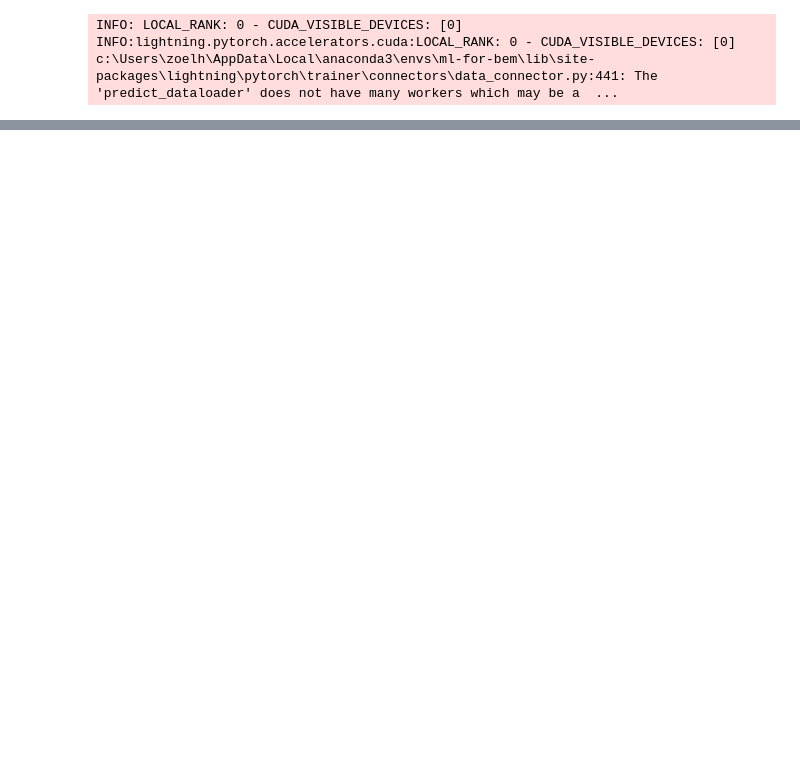
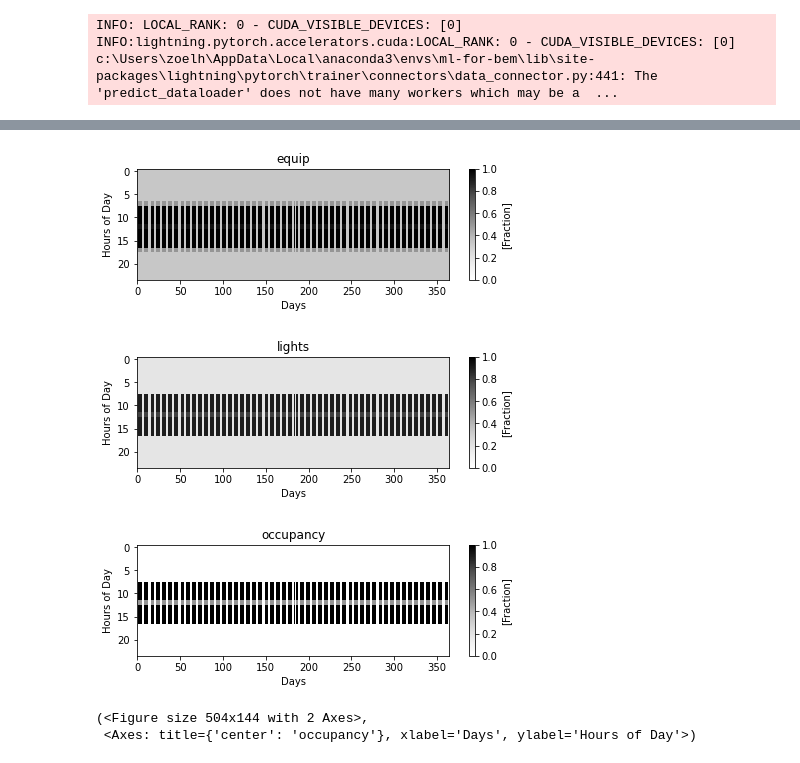
Before and after one commit to szvsw/ml-for-building-energy-modeling, a Jupyter notebook: ml-for-bem/notebooks/cs_vs_builder_vs_surrogate_shoebox.ipynb, the cells around one changed output, grey strips where cells are left out. Saved outputs shown, nothing was run; the diff lists cells and outputs as text; code cells hidden in the pictures; blank space fills up the shorter version.

```diff
--- a/ml-for-bem/notebooks/cs_vs_builder_vs_surrogate_shoebox.ipynb
+++ b/ml-for-bem/notebooks/cs_vs_builder_vs_surrogate_shoebox.ipynb
@@ -244,0 +261,12 @@ idf.view_model()
+# %%
+idx = 10
+scheds = schedules.loc[schedules.index[idx*3][0]].to_numpy()
+Schedule.from_values(Name="equip", Values=scheds[0]).plot2d()
+Schedule.from_values(Name="lights", Values=scheds[1]).plot2d()
+Schedule.from_values(Name="occupancy", Values=scheds[2]).plot2d()
+# %% [output]
+[figure, added]
+[figure, added]
+[figure, added]
+(<Figure size 504x144 with 2 Axes>,
+ <Axes: title={'center': 'occupancy'}, xlabel='Days', ylabel='Hours of Day'>)
```
Also changed, not shown: parts of 16 cells of this notebook, 1 other file.
